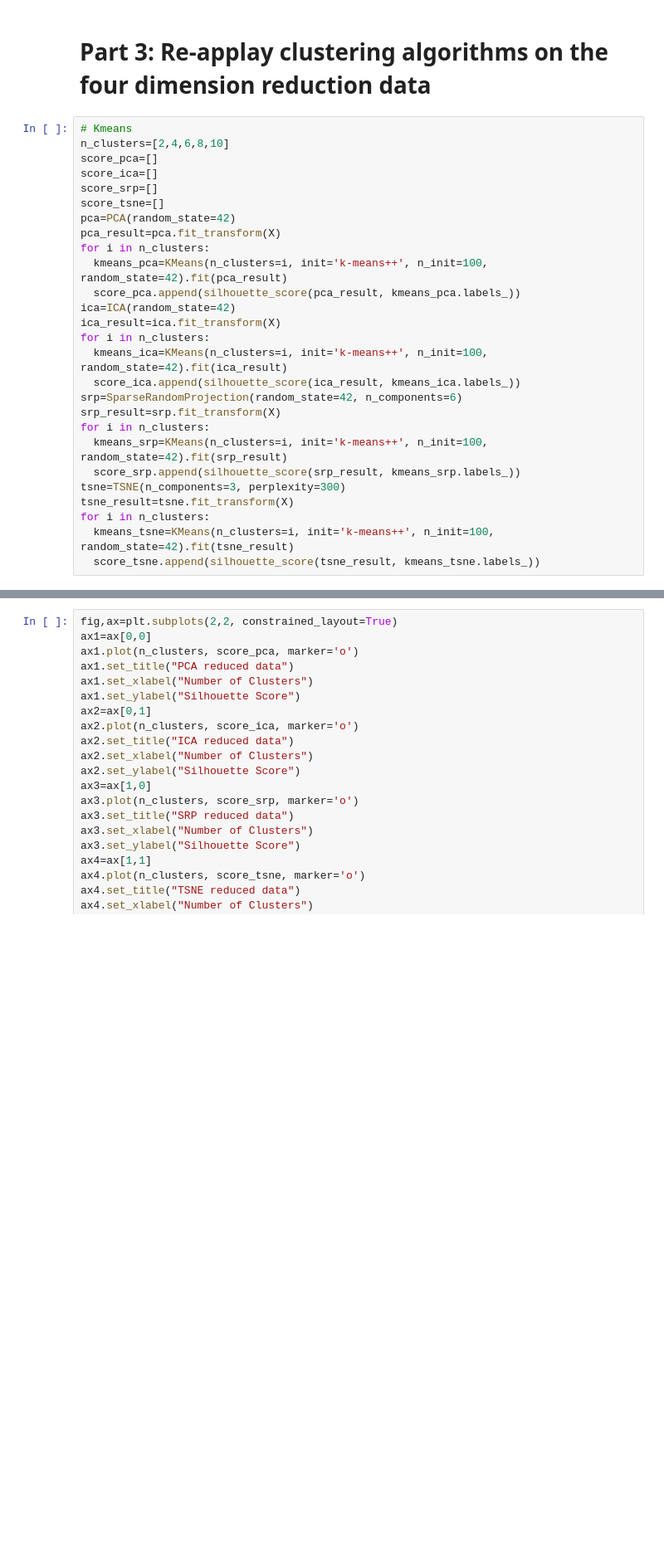
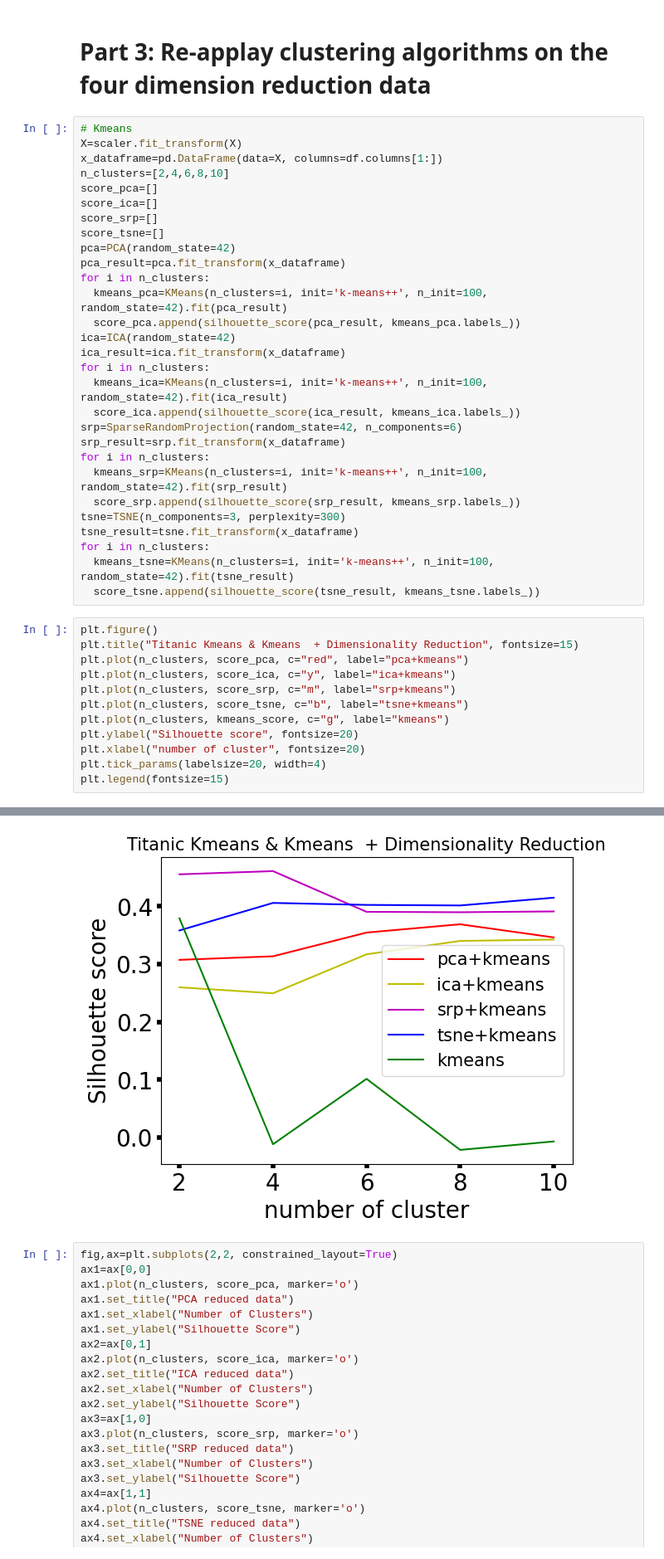
Before and after one commit to mlin3happy/ML-Learning, a Jupyter notebook: Unsupervised_Learning_Titanic.ipynb, the cells around one changed output, grey strips where cells are left out. Shown at 83% size. Drawn from its saved outputs; the diff is of its cells as text; blank space fills up the shorter version.

```diff
--- a/Unsupervised_Learning_Titanic.ipynb
+++ b/Unsupervised_Learning_Titanic.ipynb
@@ -200,28 +210,43 @@ plt.show()
 # **Part 3: Re-applay clustering algorithms on the four dimension reduction data**
 # %%
 # Kmeans
+X=scaler.fit_transform(X)
+x_dataframe=pd.DataFrame(data=X, columns=df.columns[1:])
 n_clusters=[2,4,6,8,10]
 score_pca=[]
 score_ica=[]
 score_srp=[]
 score_tsne=[]
 pca=PCA(random_state=42)
-pca_result=pca.fit_transform(X)
+pca_result=pca.fit_transform(x_dataframe)
 for i in n_clusters:
   kmeans_pca=KMeans(n_clusters=i, init='k-means++', n_init=100, random_state=42).fit(pca_result)
   score_pca.append(silhouette_score(pca_result, kmeans_pca.labels_))
 ica=ICA(random_state=42)
-ica_result=ica.fit_transform(X)
+ica_result=ica.fit_transform(x_dataframe)
 for i in n_clusters:
   kmeans_ica=KMeans(n_clusters=i, init='k-means++', n_init=100, random_state=42).fit(ica_result)
   score_ica.append(silhouette_score(ica_result, kmeans_ica.labels_))
 srp=SparseRandomProjection(random_state=42, n_components=6)
-srp_result=srp.fit_transform(X)
+srp_result=srp.fit_transform(x_dataframe)
 for i in n_clusters:
   kmeans_srp=KMeans(n_clusters=i, init='k-means++', n_init=100, random_state=42).fit(srp_result)
   score_srp.append(silhouette_score(srp_result, kmeans_srp.labels_))
 tsne=TSNE(n_components=3, perplexity=300)
-tsne_result=tsne.fit_transform(X)
+tsne_result=tsne.fit_transform(x_dataframe)
 for i in n_clusters:
   kmeans_tsne=KMeans(n_clusters=i, init='k-means++', n_init=100, random_state=42).fit(tsne_result)
   score_tsne.append(silhouette_score(tsne_result, kmeans_tsne.labels_))
+# %%
+plt.figure()
+plt.title("Titanic Kmeans & Kmeans  + Dimensionality Reduction", fontsize=15)
+plt.plot(n_clusters, score_pca, c="red", label="pca+kmeans")
+plt.plot(n_clusters, score_ica, c="y", label="ica+kmeans")
+plt.plot(n_clusters, score_srp, c="m", label="srp+kmeans")
+plt.plot(n_clusters, score_tsne, c="b", label="tsne+kmeans")
+plt.plot(n_clusters, kmeans_score, c="g", label="kmeans")
+plt.ylabel("Silhouette score", fontsize=20)
+plt.xlabel("number of cluster", fontsize=20)
+plt.tick_params(labelsize=20, width=4)
+plt.legend(fontsize=15)
+# %% [output]
@@ -228,3 +254,4 @@ for i in n_clusters:
+[figure, added]
 # %%
 fig,ax=plt.subplots(2,2, constrained_layout=True)
 ax1=ax[0,0]
```
Also changed, not shown: parts of 9 cells of this notebook.
